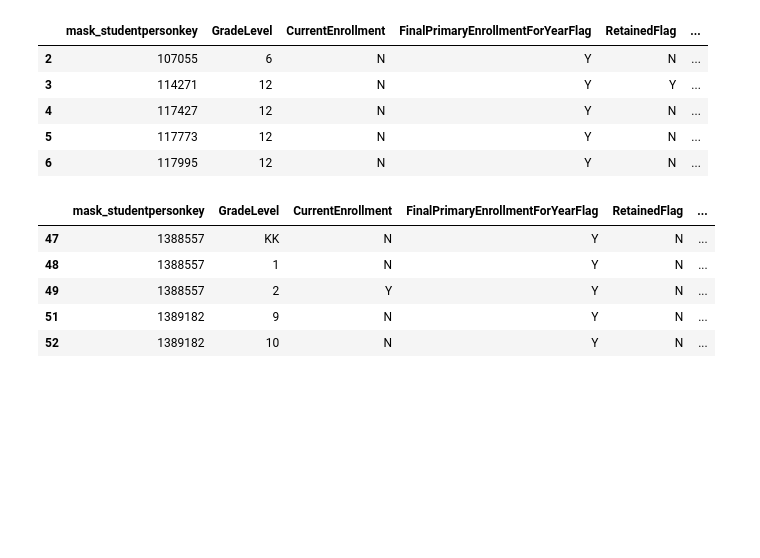
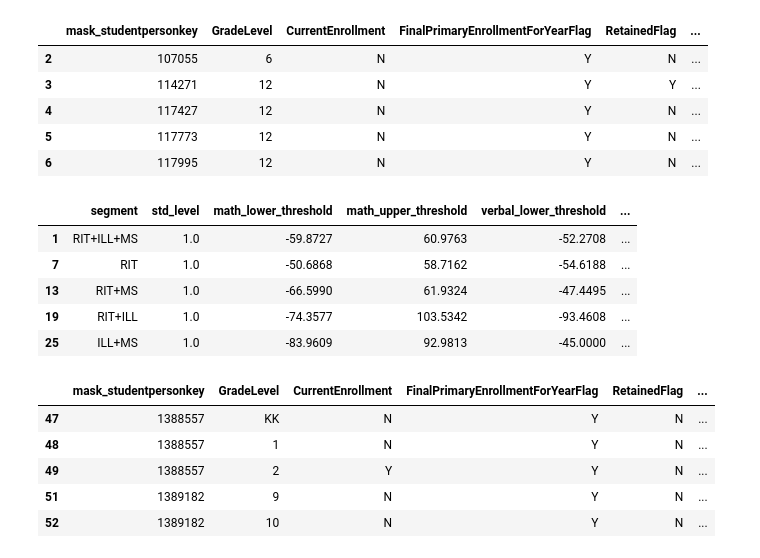
Before and after one commit to shermanpch/ai-coach, a Jupyter notebook: notebooks/005_create_chatbot_student_dataset.ipynb, the cells around one changed output. Saved outputs shown, nothing was run; the diff lists cells and outputs as text; code cells hidden in the pictures; blank space fills up the shorter version.

Commit message:
upd: add sat upper and lower bound predictions

```diff
--- a/notebooks/005_create_chatbot_student_dataset.ipynb
+++ b/notebooks/005_create_chatbot_student_dataset.ipynb
@@ -56,6 +57,28 @@ student_profile.head()
 | 4 | 117427 | 12 | N | Y | N | ... |
 | 5 | 117773 | 12 | N | Y | N | ... |
 | 6 | 117995 | 12 | N | Y | N | ... |
+# %%
+sat_uncertainty = pd.read_parquet("data/cleaned/sat_uncertainty.parquet")
+sat_uncertainty = sat_uncertainty[sat_uncertainty["std_level"] == 1.0]
+
+useful_cols = [
+    "segment",
+    "std_level",
+    "math_lower_threshold",
+    "math_upper_threshold",
+    "verbal_lower_threshold",
+    "verbal_upper_threshold",
+]
+
+sat_uncertainty = sat_uncertainty[useful_cols]
+sat_uncertainty.head()
+# %% [output]
+|  | segment | std_level | math_lower_threshold | math_upper_threshold | verbal_lower_threshold | ... |
+| 1 | RIT+ILL+MS | 1.0 | -59.8727 | 60.9763 | -52.2708 | ... |
+| 7 | RIT | 1.0 | -50.6868 | 58.7162 | -54.6188 | ... |
+| 13 | RIT+MS | 1.0 | -66.5990 | 61.9324 | -47.4495 | ... |
+| 19 | RIT+ILL | 1.0 | -74.3577 | 103.5342 | -93.4608 | ... |
+| 25 | ILL+MS | 1.0 | -83.9609 | 92.9813 | -45.0000 | ... |
 # %%
 # fmt:off
 current_enrolment = student_profile[student_profile["CurrentEnrollment"] == "Y"]
```
Also changed, not shown: parts of 8 cells of this notebook.
